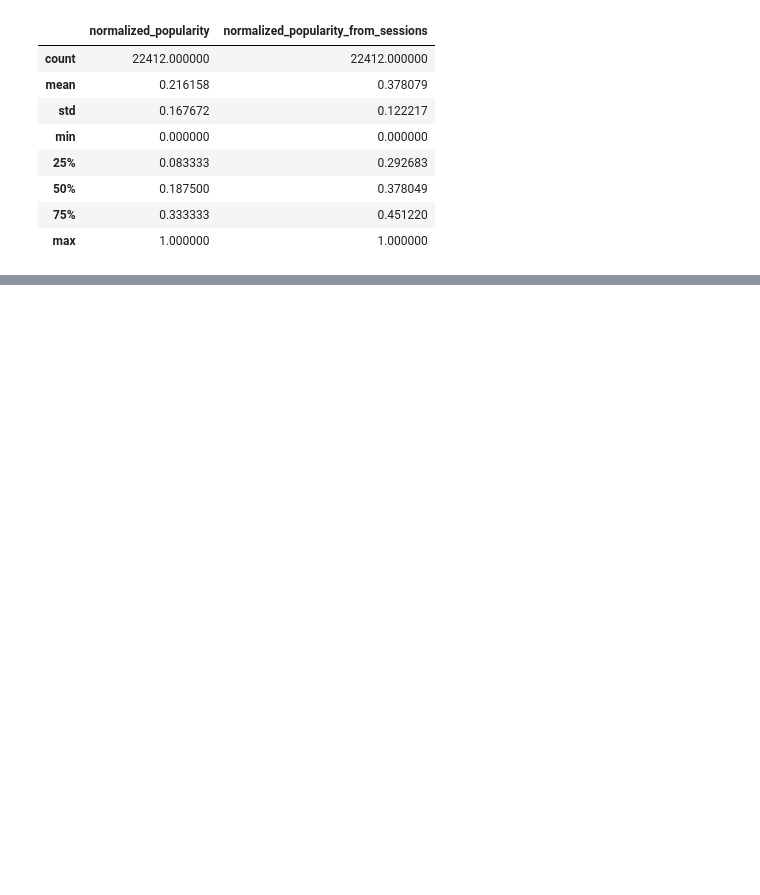
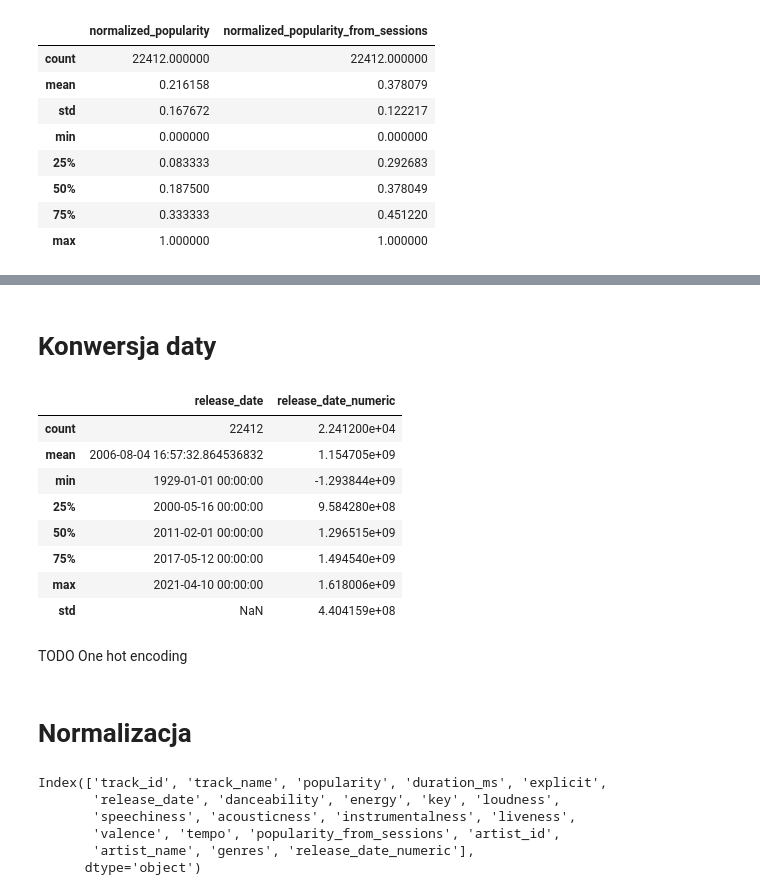
Before and after one commit to janekfilipecki/song-clustering, a Jupyter notebook: data_v3/feature_engineering.ipynb, the cells around one changed output, grey strips where cells are left out. Saved outputs shown, nothing was run; the diff lists cells and outputs as text; code cells hidden in the pictures; blank space fills up the shorter version.

```diff
--- a/data_v3/feature_engineering.ipynb
+++ b/data_v3/feature_engineering.ipynb
@@ -22,6 +25,7 @@ dict_keys(['artists.jsonl', 'sessions.jsonl', 'tracks.jsonl', 'users.jsonl'])
 # %%
 sessions_df = raw_data['sessions.jsonl']
 tracks_df = raw_data['tracks.jsonl']
+artists_df = raw_data['artists.jsonl']
 # %%
 track_appearance_counts = sessions_df['track_id'].value_counts()
 track_appearance_counts = track_appearance_counts.reindex(tracks_df['id'], fill_value=0)
@@ -74,0 +112,4 @@ fig.show()
+# %%
+tracks_with_popularity_artists = pd.merge(tracks_with_popularity, artists_df, left_on='id_artist', right_on='id', how='left')
+tracks_with_popularity_artists.drop(columns=['track_id'], inplace=True)
+tracks_with_popularity_artists.rename(columns = {'id_x':'track_id', 'name_x':'track_name', 'id_y':'artist_id', 'name_y':'artist_name'}, inplace = True)
@@ -74,0 +148,2 @@ fig.show()
+# %% [markdown]
+# Konwersja daty
@@ -74,0 +153,14 @@ fig.show()
+# %%
+tracks_with_popularity_artists[['release_date', 'release_date_numeric']].describe()
+# %% [output]
+|  | release_date | release_date_numeric |
+| count | 22412 | 2.241200e+04 |
+| mean | 2006-08-04 16:57:32.864536832 | 1.154705e+09 |
+| min | 1929-01-01 00:00:00 | -1.293844e+09 |
+| 25% | 2000-05-16 00:00:00 | 9.584280e+08 |
+| 50% | 2011-02-01 00:00:00 | 1.296515e+09 |
+| 75% | 2017-05-12 00:00:00 | 1.494540e+09 |
+| max | 2021-04-10 00:00:00 | 1.618006e+09 |
+| std | NaN | 4.404159e+08 |
+# %% [markdown]
+TODO One hot encoding
@@ -74,0 +170,11 @@ fig.show()
+# %% [markdown]
+# Normalizacja
+# %%
+tracks_with_popularity_artists.columns
+# %% [output]
+Index(['track_id', 'track_name', 'popularity', 'duration_ms', 'explicit',
+       'release_date', 'danceability', 'energy', 'key', 'loudness',
+       'speechiness', 'acousticness', 'instrumentalness', 'liveness',
+       'valence', 'tempo', 'popularity_from_sessions', 'artist_id',
+       'artist_name', 'genres', 'release_date_numeric'],
+      dtype='object')
```
Also changed, not shown: parts of 17 cells of this notebook, 2 other files.
